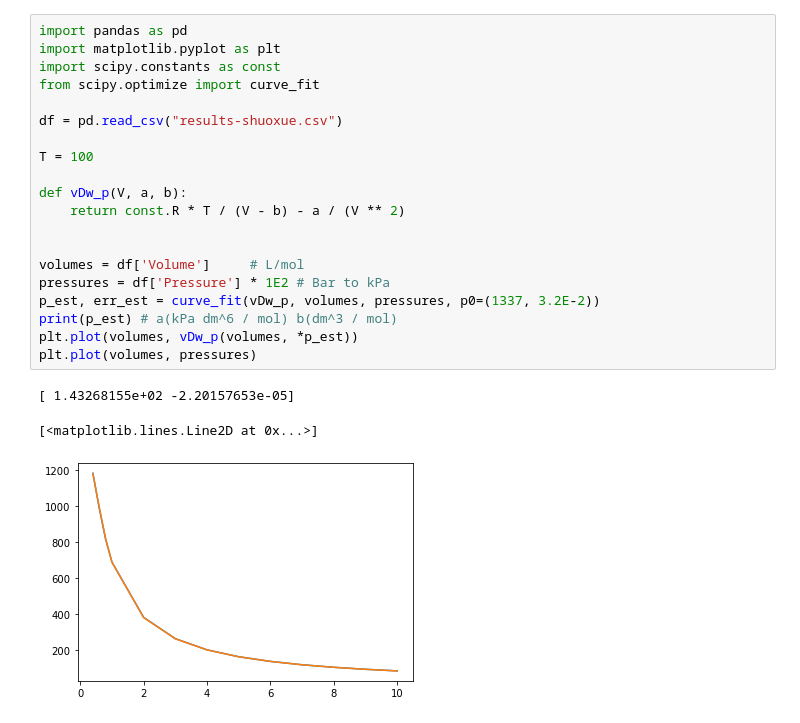
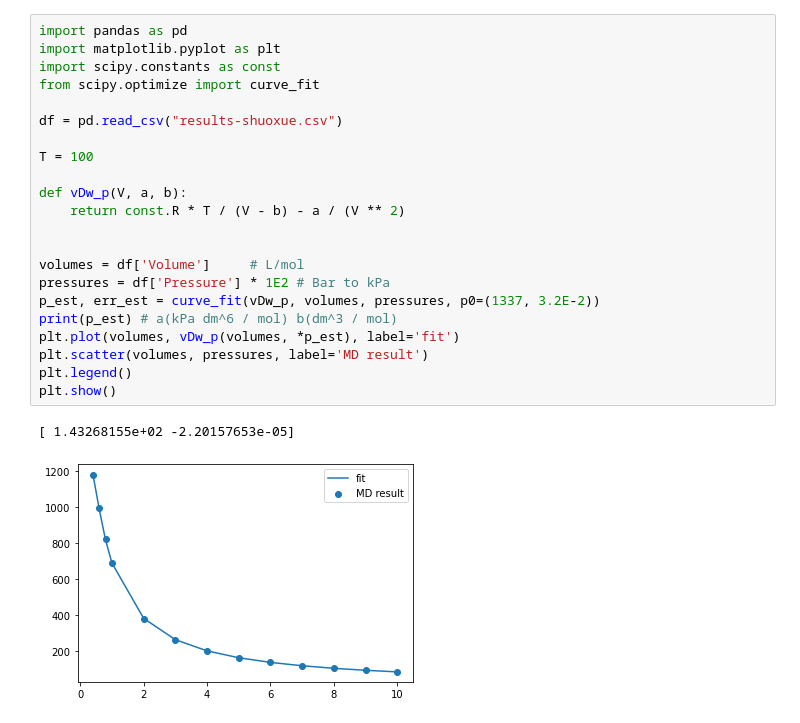
Before and after one commit to LiShuoxue/Ch21C-2023SP, a Jupyter notebook: fit.ipynb, the cells around one changed output. Drawn from its saved outputs; the diff is of its cells as text.

```diff
--- a/fit.ipynb
+++ b/fit.ipynb
@@ -1,27 +1,28 @@
 # %%
 import pandas as pd
 import matplotlib.pyplot as plt
 import scipy.constants as const
 from scipy.optimize import curve_fit
 
 df = pd.read_csv("results-shuoxue.csv")
 
 T = 100
 
 def vDw_p(V, a, b):
     return const.R * T / (V - b) - a / (V ** 2)
 
 
 volumes = df['Volume']     # L/mol
 pressures = df['Pressure'] * 1E2 # Bar to kPa
 p_est, err_est = curve_fit(vDw_p, volumes, pressures, p0=(1337, 3.2E-2))
 print(p_est) # a(kPa dm^6 / mol) b(dm^3 / mol)
-plt.plot(volumes, vDw_p(volumes, *p_est))
-plt.plot(volumes, pressures)
+plt.plot(volumes, vDw_p(volumes, *p_est), label='fit')
+plt.scatter(volumes, pressures, label='MD result')
+plt.legend()
+plt.show()
 # %% [output]
 [ 1.43268155e+02 -2.20157653e-05]
-[<matplotlib.lines.Line2D at 0x...>]
-[figure, old version]
+[figure, new version]
 # %%
 plt.plot(df['Potential'])
 # %% [output]
```
Also changed, not shown: parts of 2 cells of this notebook, 11 other files.
